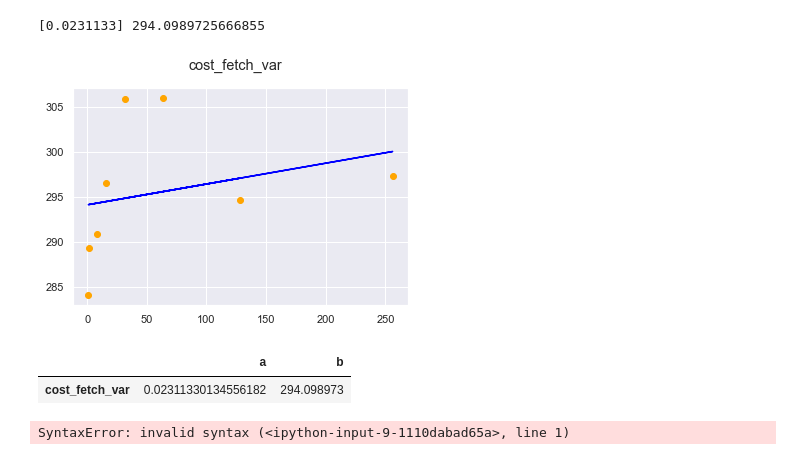
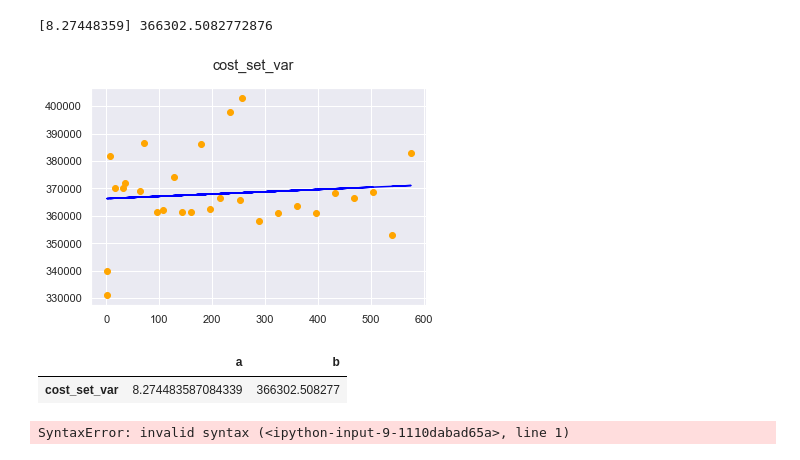
Before and after one commit to stacks-network/clarity-benchmarking, a Jupyter notebook: cost_estimator.ipynb, the cells around one changed output. Saved outputs shown, nothing was run; the diff lists cells and outputs as text; code cells hidden in the pictures.

```diff
--- a/cost_estimator.ipynb
+++ b/cost_estimator.ipynb
@@ -211,39 +219,39 @@ output = pd.DataFrame(columns=["a", "b"])
 # estimate_plot(df, 'cost_concat', output)
 # estimate_plot(df, 'cost_as_max_len', output)
 # estimate_plot(df, 'cost_contract_call', output)
 # estimate_plot(df, 'cost_contract_of', output)
 # estimate_plot(df, 'cost_principal_of', output)
 # estimate_plot(df, 'cost_at_block', output)
 # estimate_plot(df, 'cost_load_contract', output)
 # estimate_plot(df, 'cost_create_map', output)
 # estimate_plot(df, 'cost_create_var', output)
 # estimate_plot(df, 'cost_create_nft', output)
 # estimate_plot(df, 'cost_create_ft', output)
 # estimate_plot(df, 'cost_fetch_entry', output)
 # estimate_plot(df, 'cost_set_entry', output)
-estimate_plot(df, 'cost_fetch_var', output)
-# estimate_plot(df, 'cost_set_var', output)
+# estimate_plot(df, 'cost_fetch_var', output)
+estimate_plot(df, 'cost_set_var', output)
 # estimate_plot(df, 'cost_contract_storage', output)
 # estimate_plot(df, 'cost_block_info', output)
 # estimate_plot(df, 'cost_stx_balance', output)
 # estimate_plot(df, 'cost_stx_transfer', output)
 # estimate_plot(df, 'cost_ft_mint', output)
 # estimate_plot(df, 'cost_ft_transfer', output)
 # estimate_plot(df, 'cost_ft_balance', output)
 # estimate_plot(df, 'cost_nft_mint', output)
 # estimate_plot(df, 'cost_nft_transfer', output)
 # estimate_plot(df, 'cost_nft_owner', output)
 # estimate_plot(df, 'cost_ft_get_supply', output)
 # estimate_plot(df, 'cost_ft_burn', output)
 # estimate_plot(df, 'cost_nft_burn', output)
 # estimate_plot(df, 'poison_microblock', output)
 
 output
 # %% [output]
-[0.0231133] 294.0989725666855
+[8.27448359] 366302.5082772876
-[figure, old version]
+[figure, new version]
 |  | a | b |
-| cost_fetch_var | 0.02311330134556182 | 294.098973 |
+| cost_set_var | 8.274483587084339 | 366302.508277 |
 # %%
 output.to_csv("cost_constants.csv")
 # %%
```
Also changed, not shown: parts of 2 cells of this notebook, 2 other files.
